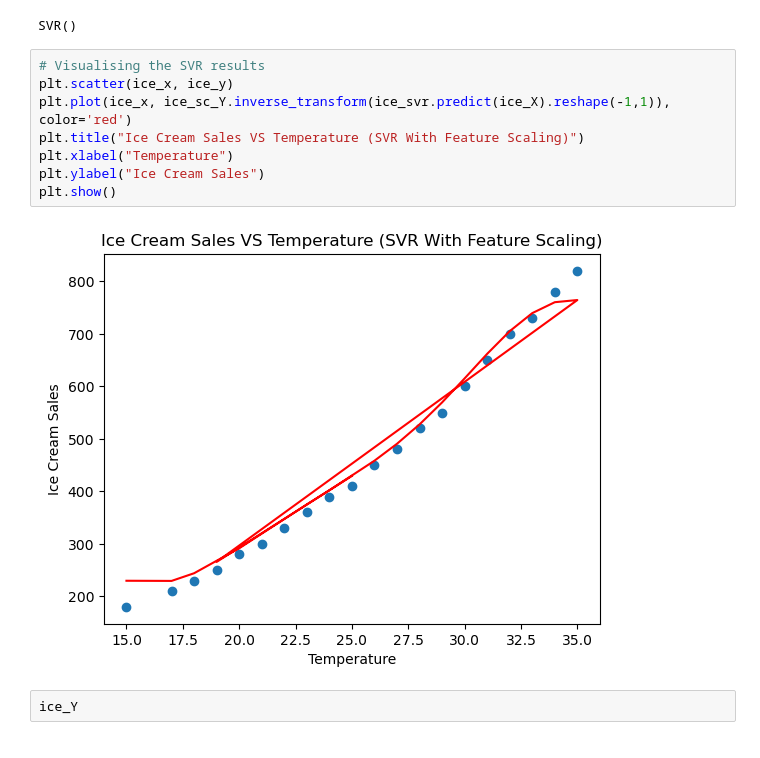
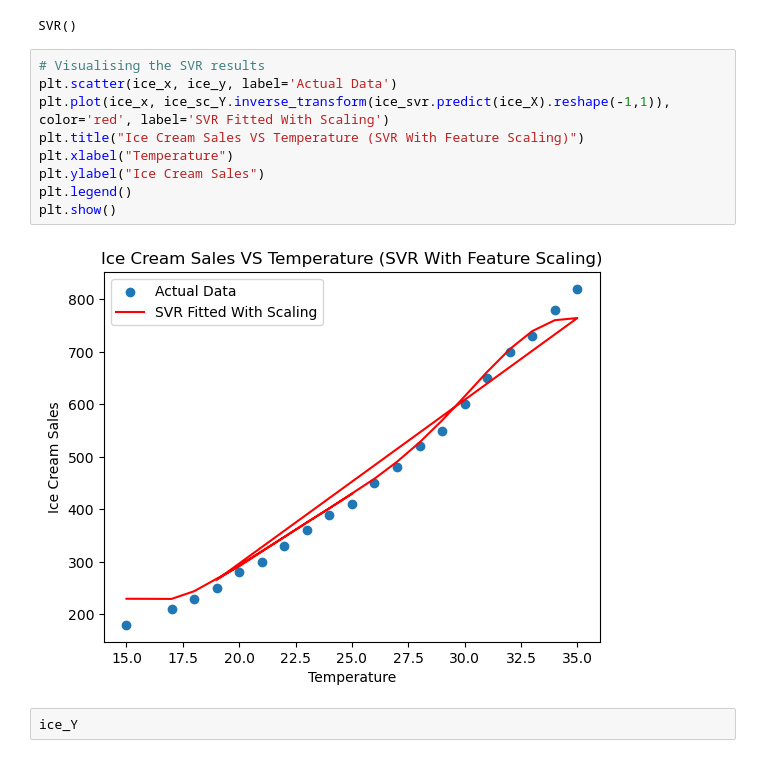
Before and after one commit to Ezerioha-ifeanyi/Week-15-Take-Home, a Jupyter notebook: Take Home.ipynb, the cells around one changed output. Saved outputs shown, nothing was run; the diff lists cells and outputs as text.

```diff
--- a/Take Home.ipynb
+++ b/Take Home.ipynb
@@ -340,14 +341,15 @@ ice_svr.fit(ice_X, ice_Y.ravel())
 SVR()
 # %%
 # Visualising the SVR results
-plt.scatter(ice_x, ice_y)
-plt.plot(ice_x, ice_sc_Y.inverse_transform(ice_svr.predict(ice_X).reshape(-1,1)), color='red')
+plt.scatter(ice_x, ice_y, label='Actual Data')
+plt.plot(ice_x, ice_sc_Y.inverse_transform(ice_svr.predict(ice_X).reshape(-1,1)), color='red', label='SVR Fitted With Scaling')
 plt.title("Ice Cream Sales VS Temperature (SVR With Feature Scaling)")
 plt.xlabel("Temperature")
 plt.ylabel("Ice Cream Sales")
+plt.legend()
 plt.show()
 # %% [output]
-[figure, old version]
+[figure, new version]
 # %%
 ice_Y
 # %% [output]
```
Also changed, not shown: parts of 4 cells of this notebook.
